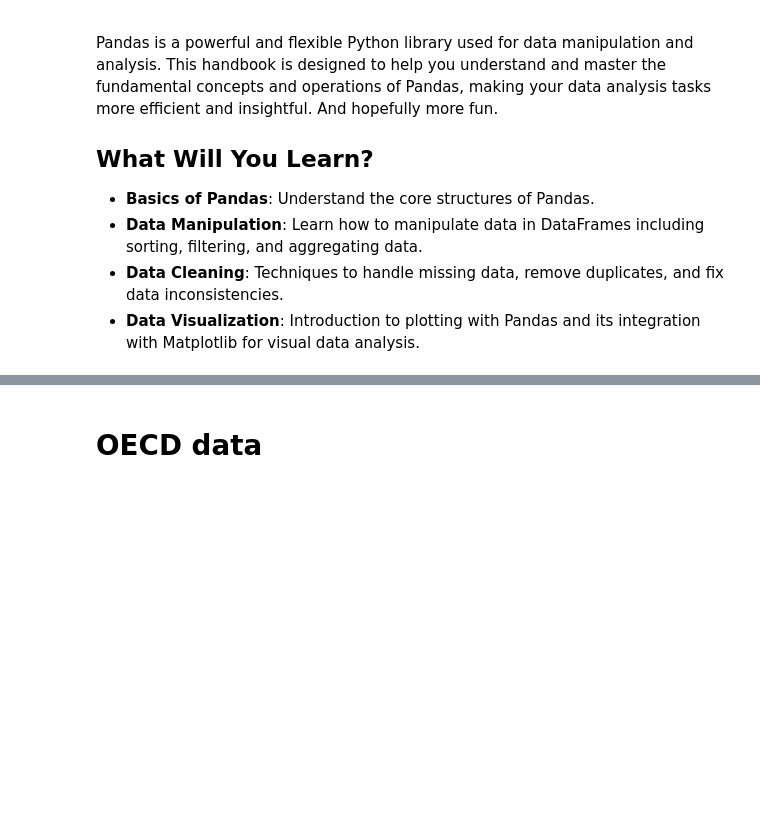
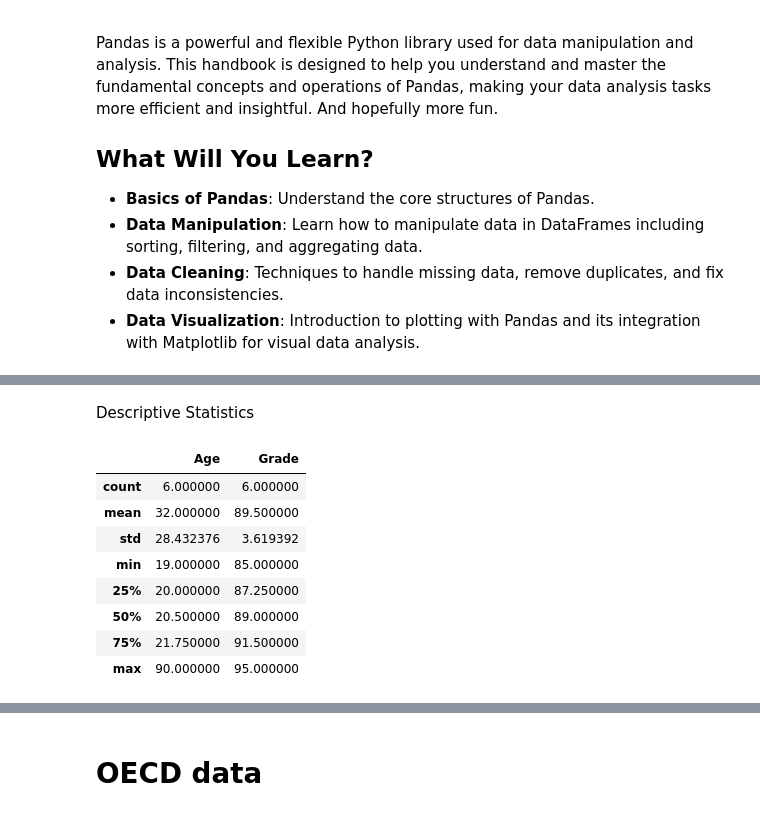
Before and after one commit to fleshgordo/dataexploration, a Jupyter notebook: DataExploration.ipynb, the cells around one changed output, grey strips where cells are left out. Cells and saved outputs as stored; diff of their text form; code cells hidden in the pictures; blank space fills up the shorter version.

```diff
--- a/DataExploration.ipynb
+++ b/DataExploration.ipynb
@@ -17,0 +82,15 @@ Pandas is a powerful and flexible Python library used for data manipulation and
+# %% [markdown]
+Descriptive Statistics
+# %%
+# Get statistical summary
+df.describe()
+# %% [output]
+|  | Age | Grade |
+| count | 6.000000 | 6.000000 |
+| mean | 32.000000 | 89.500000 |
+| std | 28.432376 | 3.619392 |
+| min | 19.000000 | 85.000000 |
+| 25% | 20.000000 | 87.250000 |
+| 50% | 20.500000 | 89.000000 |
+| 75% | 21.750000 | 91.500000 |
+| max | 90.000000 | 95.000000 |
```
Also changed, not shown: parts of 25 cells of this notebook.
